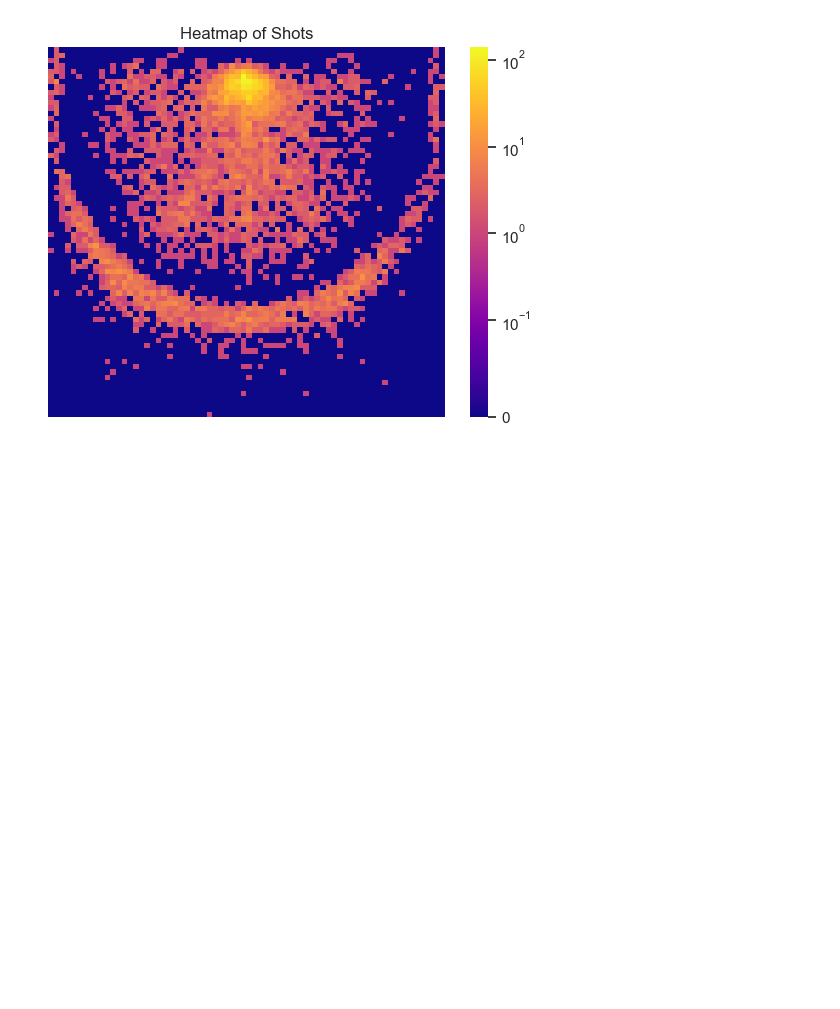
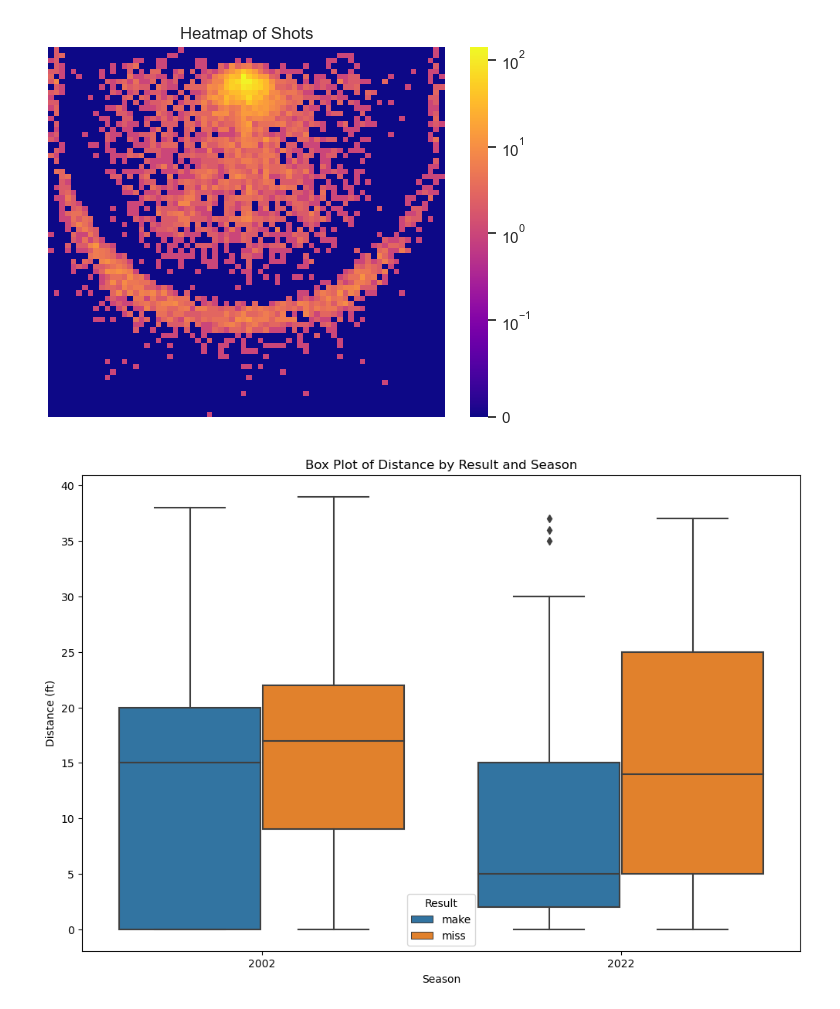
Before and after one commit to Andrew601/Stat-386-Project, a Jupyter notebook: EDA Visuals.ipynb, the cells around one changed output. Drawn from its saved outputs; the diff is of its cells as text; code cells hidden in the pictures; blank space fills up the shorter version.

```diff
--- a/EDA Visuals.ipynb
+++ b/EDA Visuals.ipynb
@@ -119,3 +146,17 @@ plt.title('Heatmap of Shots')
 plt.show()
 # %% [output]
 [figure]
+# %%
+import matplotlib.pyplot as plt
+import seaborn as sns
+import pandas as pd
+
+df = pd.read_csv('CombinedShotData.csv')
+
+# Create a box plot
+plt.figure(figsize=(12, 8))
+sns.boxplot(x='Season', y='Distance (ft)', hue='Result', data=df)
+plt.title('Box Plot of Distance by Result and Season')
+plt.show()
+# %% [output]
+[figure, added]
```
Also changed, not shown: parts of 1 cell of this notebook, 1 other file.
